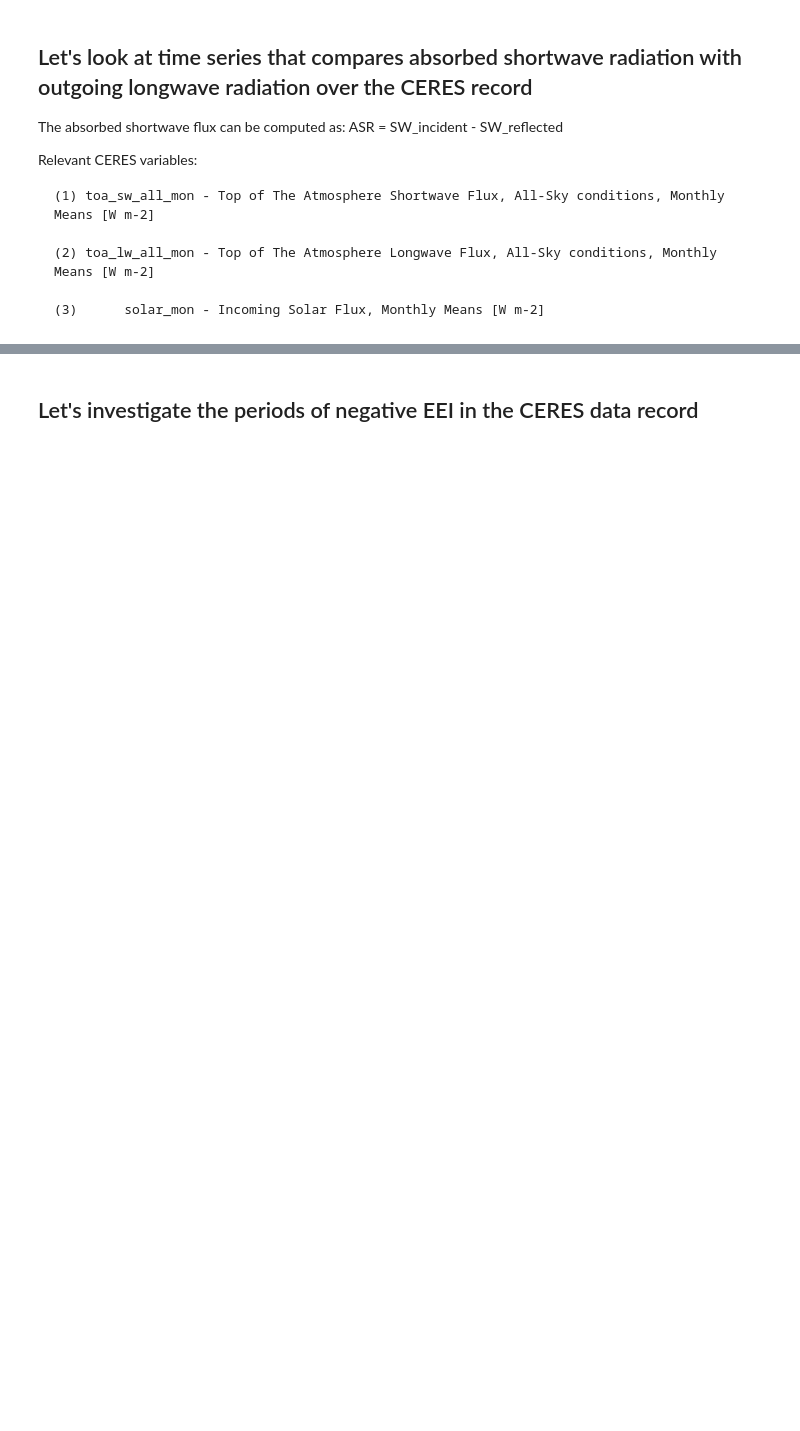
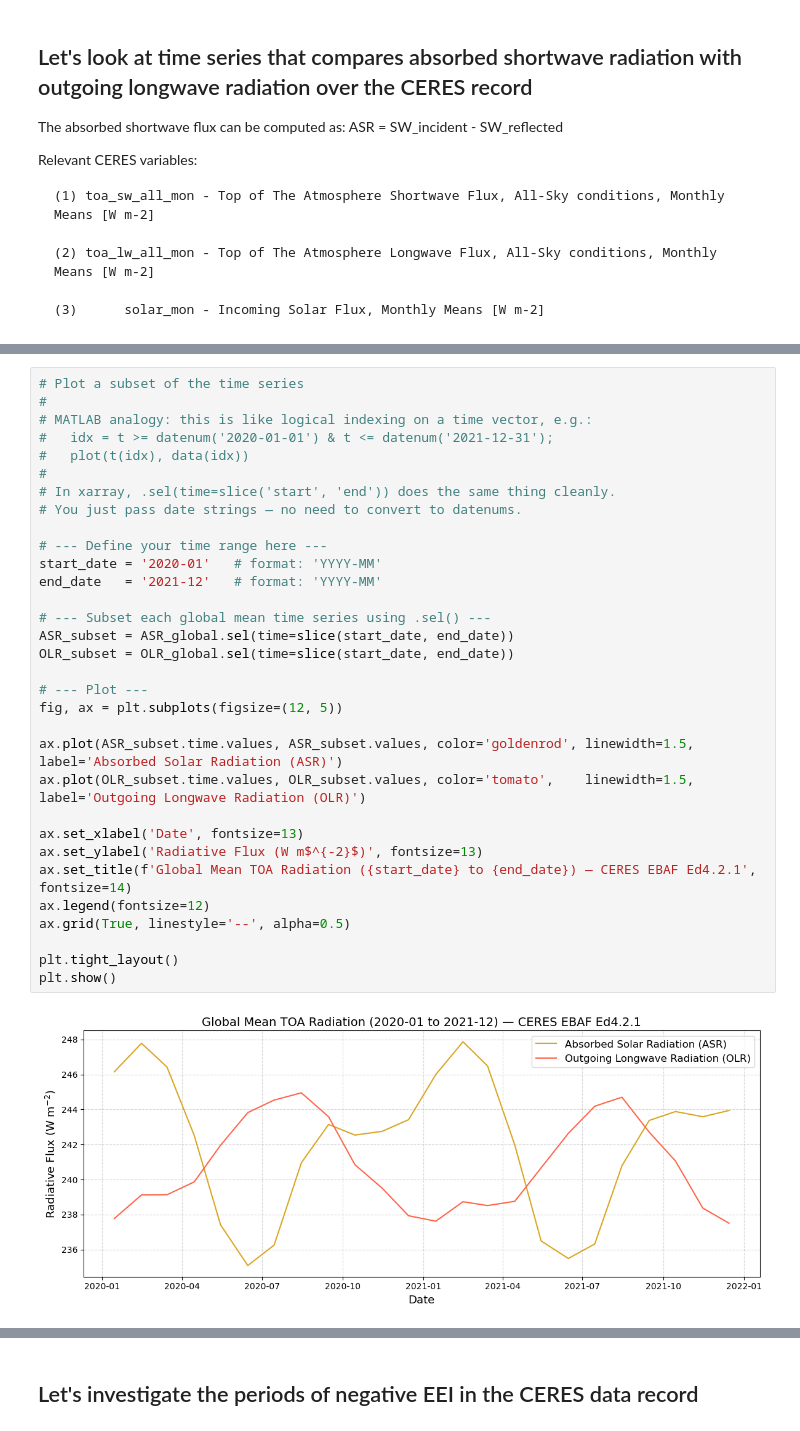
Before and after one commit to andrewjbuggee/Python-Research, a Jupyter notebook: rad_journal_club_paper/A00-CERES_EBAF_analysis_ver1.ipynb, the cells around one changed output, grey strips where cells are left out. Drawn from its saved outputs; the diff is of its cells as text; blank space fills up the shorter version.

```diff
--- a/rad_journal_club_paper/A00-CERES_EBAF_analysis_ver1.ipynb
+++ b/rad_journal_club_paper/A00-CERES_EBAF_analysis_ver1.ipynb
@@ -110,0 +136,34 @@ plt.show()
+# %%
+# Plot a subset of the time series
+#
+# MATLAB analogy: this is like logical indexing on a time vector, e.g.:
+#   idx = t >= datenum('2020-01-01') & t <= datenum('2021-12-31');
+#   plot(t(idx), data(idx))
+#
+# In xarray, .sel(time=slice('start', 'end')) does the same thing cleanly.
+# You just pass date strings — no need to convert to datenums.
+
+# --- Define your time range here ---
+start_date = '2020-01'   # format: 'YYYY-MM'
+end_date   = '2021-12'   # format: 'YYYY-MM'
+
+# --- Subset each global mean time series using .sel() ---
+ASR_subset = ASR_global.sel(time=slice(start_date, end_date))
+OLR_subset = OLR_global.sel(time=slice(start_date, end_date))
+
+# --- Plot ---
+fig, ax = plt.subplots(figsize=(12, 5))
+
+ax.plot(ASR_subset.time.values, ASR_subset.values, color='goldenrod', linewidth=1.5, label='Absorbed Solar Radiation (ASR)')
+ax.plot(OLR_subset.time.values, OLR_subset.values, color='tomato',    linewidth=1.5, label='Outgoing Longwave Radiation (OLR)')
+
+ax.set_xlabel('Date', fontsize=13)
+ax.set_ylabel('Radiative Flux (W m$^{-2}$)', fontsize=13)
+ax.set_title(f'Global Mean TOA Radiation ({start_date} to {end_date}) — CERES EBAF Ed4.2.1', fontsize=14)
+ax.legend(fontsize=12)
+ax.grid(True, linestyle='--', alpha=0.5)
+
+plt.tight_layout()
+plt.show()
+# %% [output]
+[figure, added]
```
Also changed, not shown: parts of 5 cells of this notebook.
